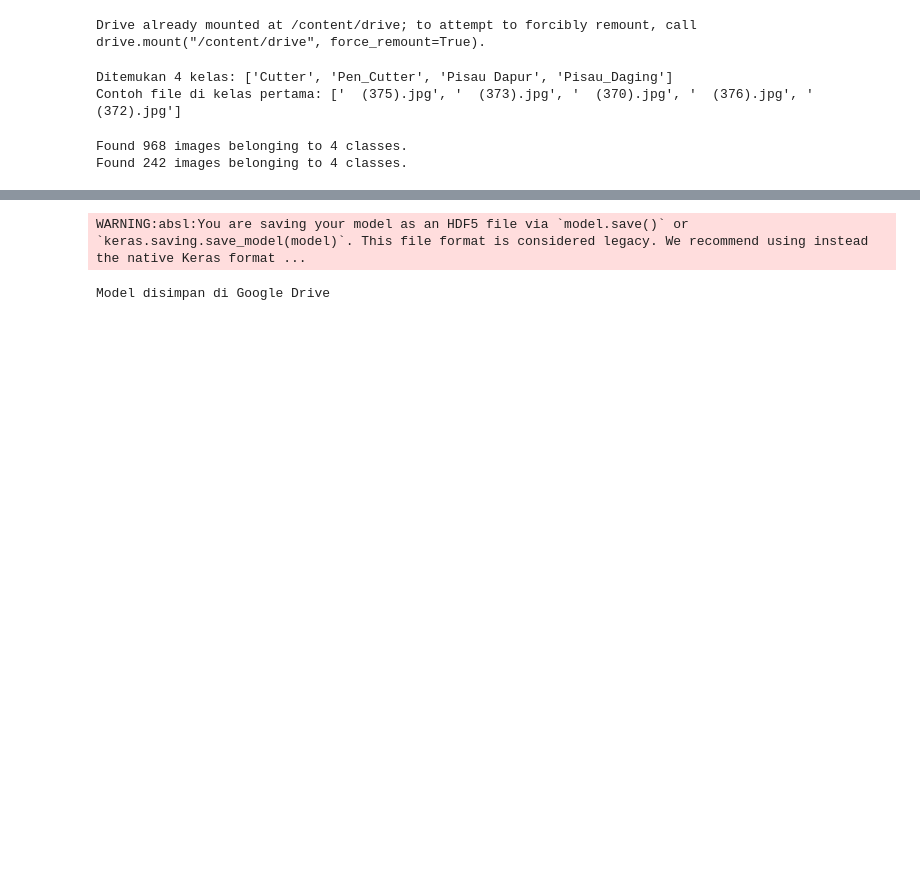
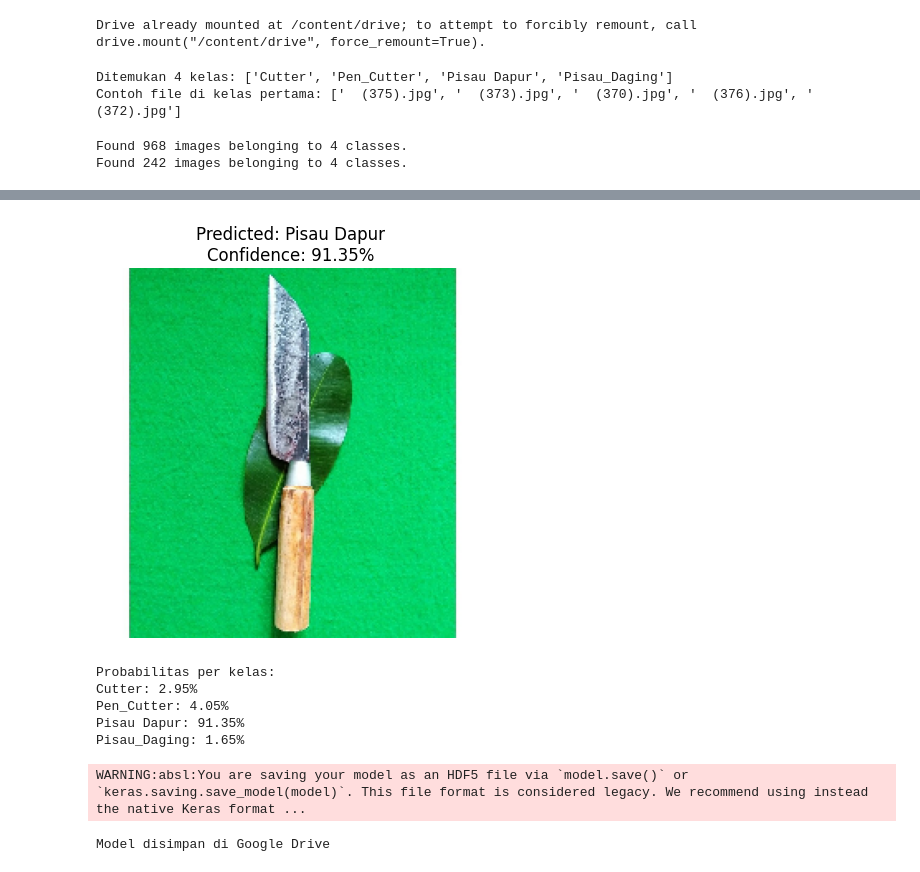
Before and after one commit to syahputra21/Deep-Learning_Tugas-2_Klasifikasi-Pisau, a Jupyter notebook: Tugas2_Deep Learning.ipynb, the cells around one changed output, grey strips where cells are left out. Drawn from its saved outputs; the diff is of its cells as text; code cells hidden in the pictures; blank space fills up the shorter version.

```diff
--- a/Tugas2_Deep Learning.ipynb
+++ b/Tugas2_Deep Learning.ipynb
@@ -337,0 +274,37 @@ Validation Accuracy setelah Fine-Tuning: 0.9587
+# %%
+# Cell untuk Upload Gambar dan Prediksi
+from google.colab import files
+from tensorflow.keras.preprocessing import image
+import numpy as np
+import matplotlib.pyplot as plt
+
+def predict_uploaded_image():
+    # Upload gambar
+    uploaded = files.upload()
+
+    for filename in uploaded.keys():
+        # Load dan preprocess gambar
+        img_path = '/content/' + filename
+        img = image.load_img(img_path, target_size=(224, 224))
+        img_array = image.img_to_array(img)
+        img_array = np.expand_dims(img_array, axis=0) / 255.0
+
+        # Prediksi
+        predictions = model.predict(img_array)
+        predicted_class = class_names[np.argmax(predictions)]
+        confidence = np.max(predictions) * 100
+
+        # Tampilkan hasil
+        plt.imshow(img)
+        plt.title(f"Predicted: {predicted_class}\nConfidence: {confidence:.2f}%")
+        plt.axis('off')
+        plt.show()
+
+        # Tampilkan probabilitas semua kelas
+        print("\nProbabilitas per kelas:")
+        for i, class_name in enumerate(class_names):
+            print(f"{class_name}: {predictions[0][i]*100:.2f}%")
+
+# Jalankan fungsi prediksi
+predict_uploaded_image()
+# %% [output]
@@ -338,3 +314,9 @@ Validation Accuracy setelah Fine-Tuning: 0.9587
+[figure, added]
+Probabilitas per kelas:
+Cutter: 2.95%
+Pen_Cutter: 4.05%
+Pisau Dapur: 91.35%
+Pisau_Daging: 1.65%
 # %%
 # Simpan model akhir
 model.save('/content/drive/MyDrive/final_model.h5')
```
Also changed, not shown: parts of 6 cells of this notebook.
